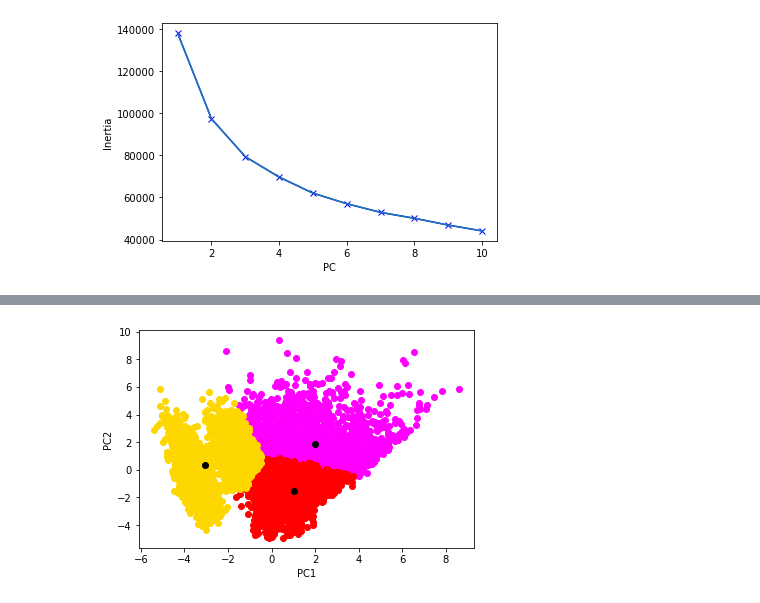
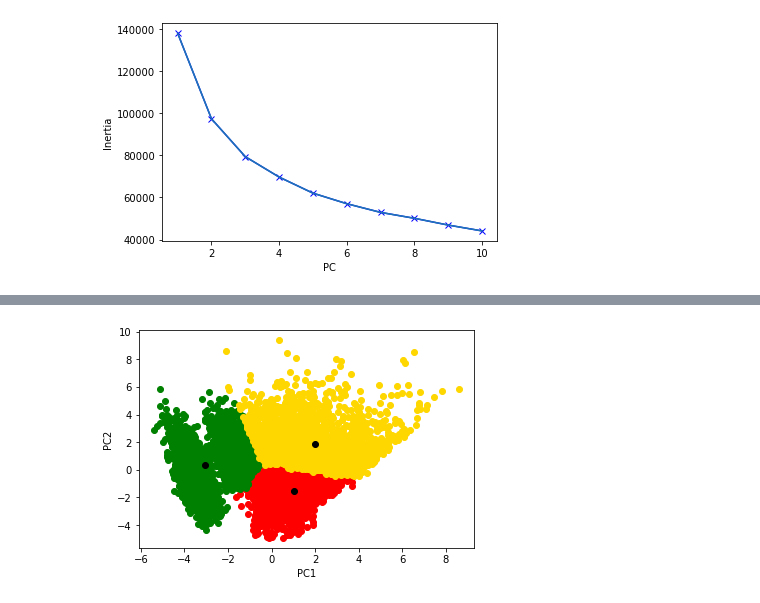
Before and after one commit to NiVi202/Customer-Segmentation-Credit-Risk-Modelling, a Jupyter notebook: Assignment 1/210711_Amol_1.ipynb, the cells around one changed output, grey strips where cells are left out. Cells and saved outputs as stored; diff of their text form; code cells hidden in the pictures.

```diff
--- a/Assignment 1/210711_Amol_1.ipynb
+++ b/Assignment 1/210711_Amol_1.ipynb
@@ -420,12 +424,12 @@ X
 8950 rows × 11 columns
 # %%
-color=['magenta','red','gold']
+color=['red','green','gold']
 for k in range(K):
     data=X[X["Cluster"]==k+1]
     plt.scatter(data["PC1"],data["PC2"],c=color[k])
 plt.scatter(Centroids["PC1"],Centroids["PC2"],c='black')
 plt.xlabel('PC1')
 plt.ylabel('PC2')
 plt.show()
 # %% [output]
-[figure, old version]
+[figure, new version]
```
Also changed, not shown: parts of 4 cells of this notebook.
